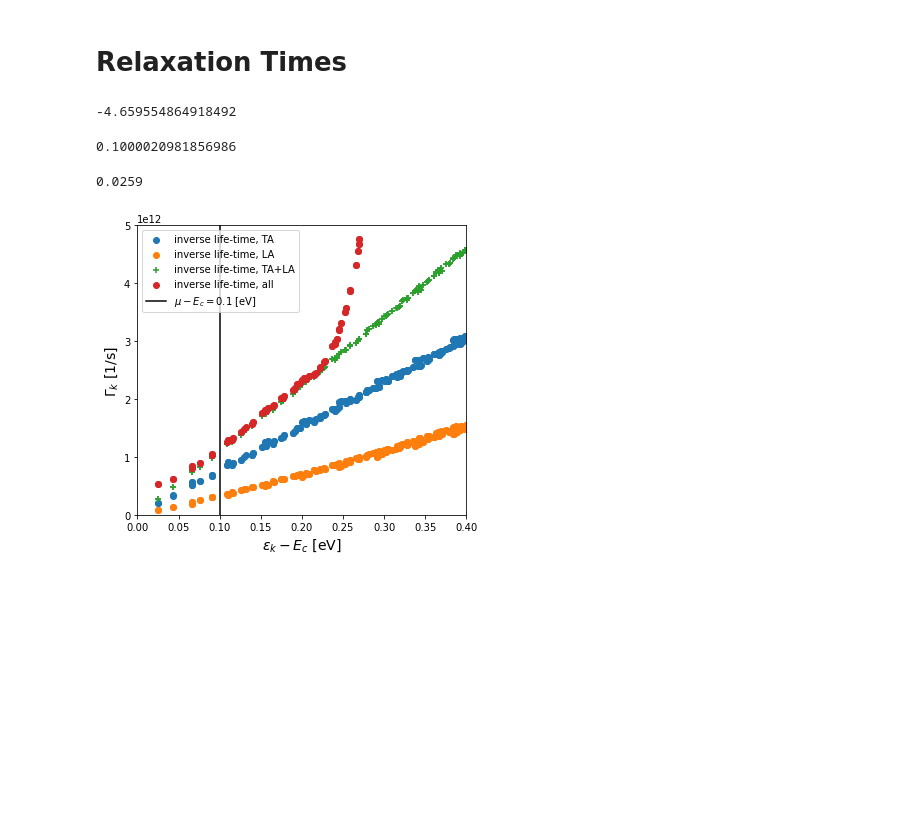
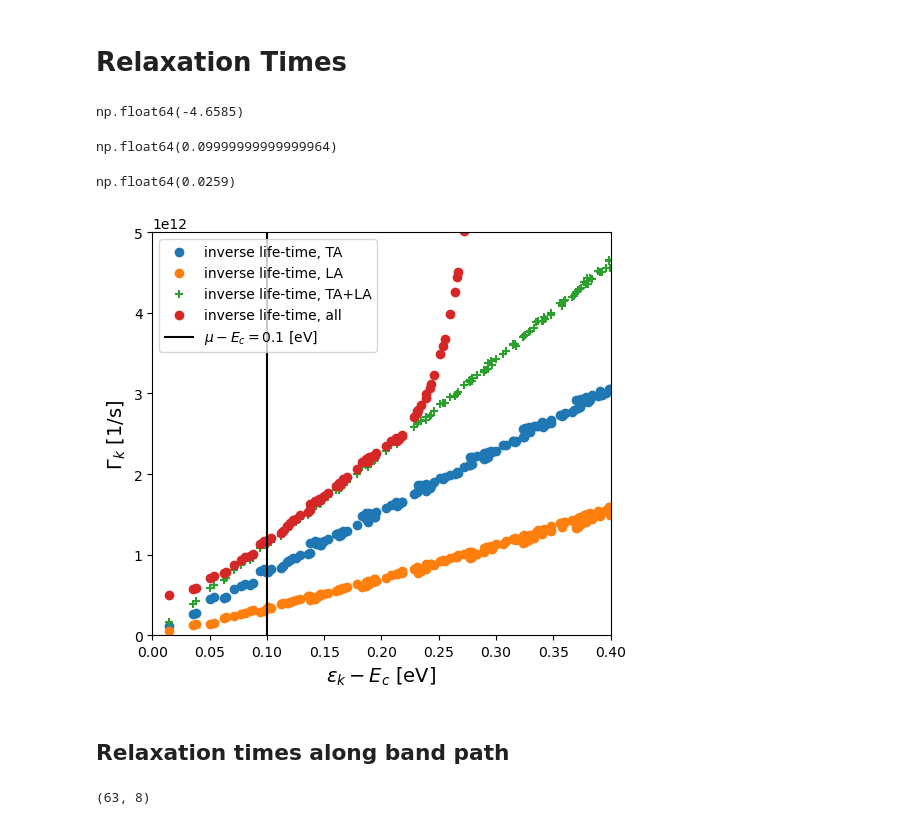
Before and after one commit to CoMeT4MatSci/dftbephy, a Jupyter notebook: notebooks/Graphene-RelaxationTimes.ipynb, the cells around one changed output. Saved outputs shown, nothing was run; the diff lists cells and outputs as text; code cells hidden in the pictures; blank space fills up the shorter version.

Commit message:
Update changelog and relaxation times notebook

```diff
--- a/notebooks/Graphene-RelaxationTimes.ipynb
+++ b/notebooks/Graphene-RelaxationTimes.ipynb
@@ -14,8 +17,7 @@ eV = 1.
 Second = 1.
 hbar = 6.582119569e-16 * eV * Second
 
-datafn = basedir+'/el-ph/relaxation-times-fine.hdf5'
-
+datafn = basedir+'/el-ph/relaxation-times-fine-mpi-on-mesh.hdf5'
 with h5py.File(datafn, 'r') as f:
     sysname = f['struct'].attrs['name']
 
@@ -28,33 +30,35 @@ with h5py.File(datafn, 'r') as f:
 # %%
 EF
 # %% [output]
--4.659554864918492
+np.float64(-4.6585)
 # %%
 mus[0]-EF
 # %% [output]
-0.1000020981856986
+np.float64(0.09999999999999964)
 # %%
 kBTs[0]
 # %% [output]
-0.0259
+np.float64(0.0259)
 # %%
 fig = plt.figure(figsize=(5.5,5))
 ax1 = fig.add_subplot(1, 1, 1)
 
-ax1.scatter(epsk[:,4]-EF, rates[0, :, 4, 0], label='inverse life-time, TA')
-ax1.scatter(epsk[:,4]-EF, rates[0, :, 4, 1], label='inverse life-time, LA')
-ax1.scatter(epsk[:,4]-EF, rates[0, :, 4, 0]+rates[0, :, 4, 1], label='inverse life-time, TA+LA', marker='+')
+ax1.scatter(epsk[:,4]-EF, rates[0, :, 4, 1], label='inverse life-time, TA')
+ax1.scatter(epsk[:,4]-EF, rates[0, :, 4, 2], label='inverse life-time, LA')
+ax1.scatter(epsk[:,4]-EF, rates[0, :, 4, 2]+rates[0, :, 4, 1], label='inverse life-time, TA+LA', marker='+')
 ax1.scatter(epsk[:,4]-EF, rates.sum(axis=3)[0, :, 4], label='inverse life-time, all')
 
 ax1.axvline(x=mus[0]-EF, label=r'$\mu-E_c=%3.1f$ [eV]'%(mus[0]-EF), color='black')
 
 plt.legend()
 plt.xlim((0,0.4))
 plt.ylim((0,0.5e13))
 plt.xlabel(r'$\epsilon_k - E_c$ [eV]', fontsize=14)
 plt.ylabel(r'$\Gamma_k$ [1/s]', fontsize=14)
 plt.tight_layout()
 plt.show()
 #plt.savefig(basedir+'/el-ph/graphene-dftb-lifetimes.pdf')
 # %% [output]
-[figure, old version]
+[figure, new version]
+# %% [markdown]
+## Relaxation times along band path
@@ -60,0 +89,5 @@ plt.show()
+# %%
+# shape (total npoints, # of bands)
+lwidths.shape
+# %% [output]
+(63, 8)
```
Also changed, not shown: parts of 5 cells of this notebook, 1 other file.
